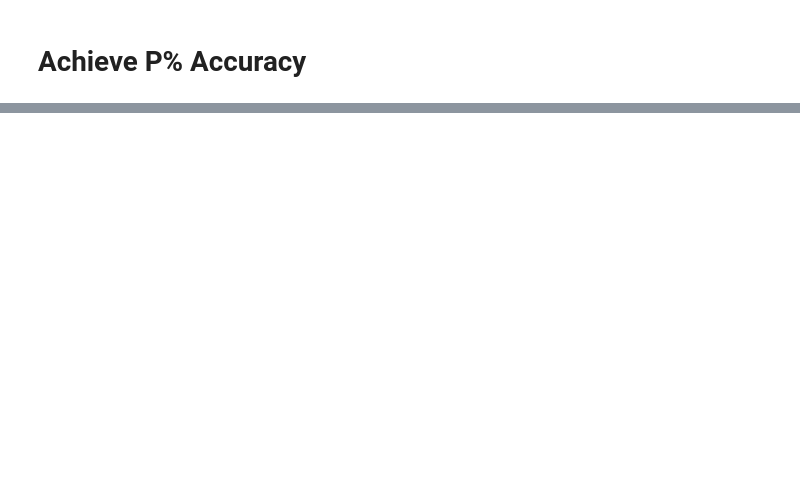
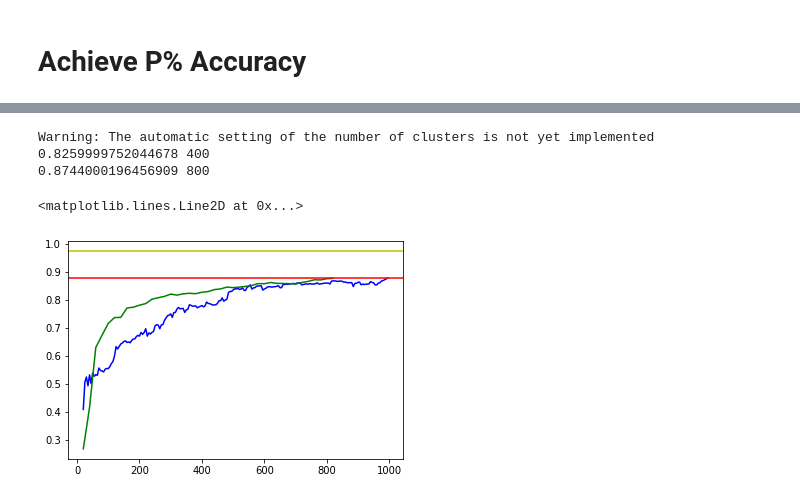
Before and after one commit to smohsinali/active-sampling, a Jupyter notebook: mnist_poc.ipynb, the cells around one changed output, grey strips where cells are left out. Saved outputs shown, nothing was run; the diff lists cells and outputs as text; code cells hidden in the pictures; blank space fills up the shorter version.

```diff
--- a/mnist_poc.ipynb
+++ b/mnist_poc.ipynb
@@ -632,0 +732,22 @@ plt.axhline(baseline_metrics, color='y')
+# %%
+r0v2 = active_cluster(
+    x_train,
+    y_train,
+    p_batch_size=20,
+    p_epochs=6,
+    p_init=20,
+    max_n_clusters=10,
+    target_accuracy=target_accuracy,
+#    custom_acquisition_fn=samp_var_acquisition_fn
+)
+
+plt.plot(r0[2], r0[0], color='b')
+plt.plot(r0v2[2], r0v2[0], color='g')
+plt.axhline(target_accuracy, color='r')
+plt.axhline(baseline_metrics, color='y')
+# %% [output]
+Warning: The automatic setting of the number of clusters is not yet implemented
+0.8259999752044678 400
+0.8744000196456909 800
+<matplotlib.lines.Line2D at 0x...>
+[figure, added]
```
Also changed, not shown: parts of 26 cells of this notebook.
